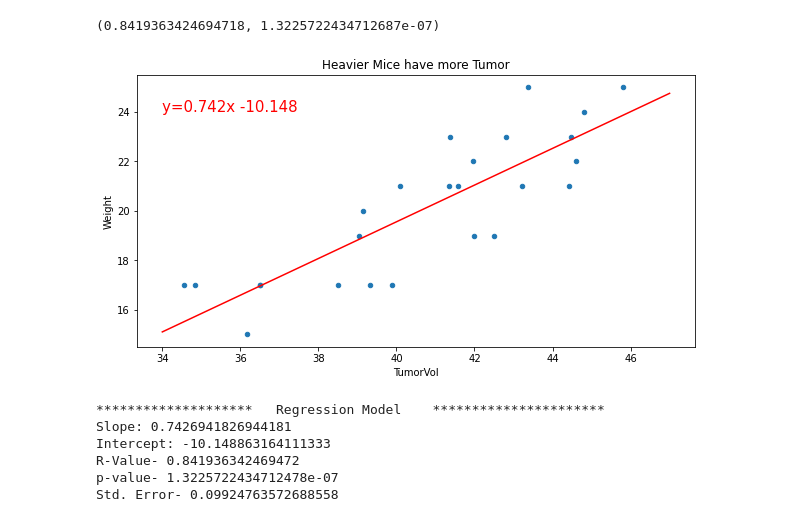
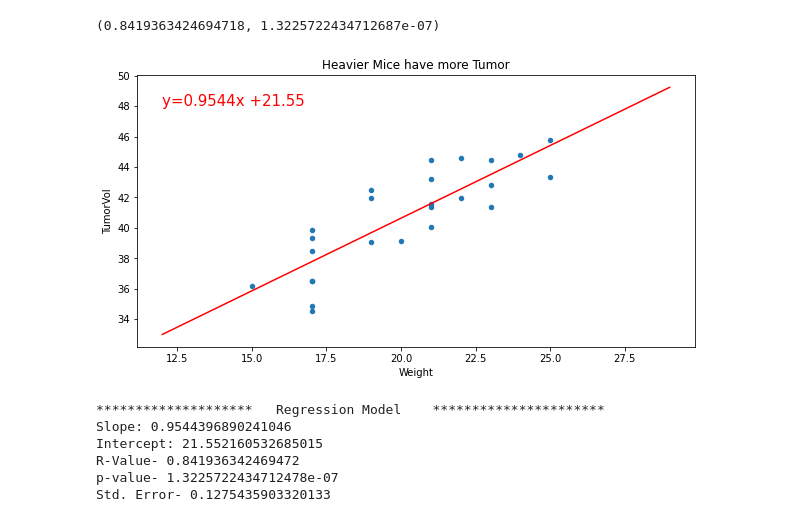
Before and after one commit to swatskool/Matplotlib-Challenge, a Jupyter notebook: pymaceuticals_swati.ipynb, the cells around one changed output. Cells and saved outputs as stored; diff of their text form; code cells hidden in the pictures.

```diff
--- a/pymaceuticals_swati.ipynb
+++ b/pymaceuticals_swati.ipynb
@@ -336,20 +336,20 @@ sts.pearsonr(new['Weight'],new['TumorVol'])
 # %% [output]
 (0.8419363424694718, 1.3225722434712687e-07)
 # %%
-m,b,r,p,stde = sts.linregress(new['TumorVol'],new['Weight'])
-x = np.arange(34,48,1)
+m,b,r,p,stde = sts.linregress(new['Weight'],new['TumorVol'])
+x = np.arange(12,30,1)
 y_pred = (m*x)+ b
-new.plot('TumorVol', 'Weight', kind = 'scatter', figsize = (10,5), fontsize = 10, title = 'Heavier Mice have more Tumor', xlabel = 'Tumor Volume in mm3', ylabel= 'Weight of the mouse in (g)')
+new.plot('Weight','TumorVol', kind = 'scatter', figsize = (10,5), fontsize = 10, title = 'Heavier Mice have more Tumor', xlabel = 'Tumor Volume in mm3', ylabel= 'Weight of the mouse in (g)')
 plt.plot(x,y_pred, color='r')
-plt.annotate('y=0.742x -10.148 ' , (34,24), color = 'r', fontsize = 15)
+plt.annotate('y=0.9544x +21.55' , (12,48), color = 'r', fontsize = 15)
 plt.show()
 print('********************   Regression Model    **********************')
 print('Slope:',m,'\nIntercept:',b,'\nR-Value-',r,'\np-value-',p,'\nStd. Error-',stde)
 # %% [output]
-[figure, old version]
+[figure, new version]
 ********************   Regression Model    **********************
-Slope: 0.7426941826944181
-Intercept: -10.148863164111333
+Slope: 0.9544396890241046
+Intercept: 21.552160532685015
 R-Value- 0.841936342469472
 p-value- 1.3225722434712478e-07
-Std. Error- 0.09924763572688558
+Std. Error- 0.1275435903320133
```
Also changed, not shown: parts of 2 cells of this notebook.
